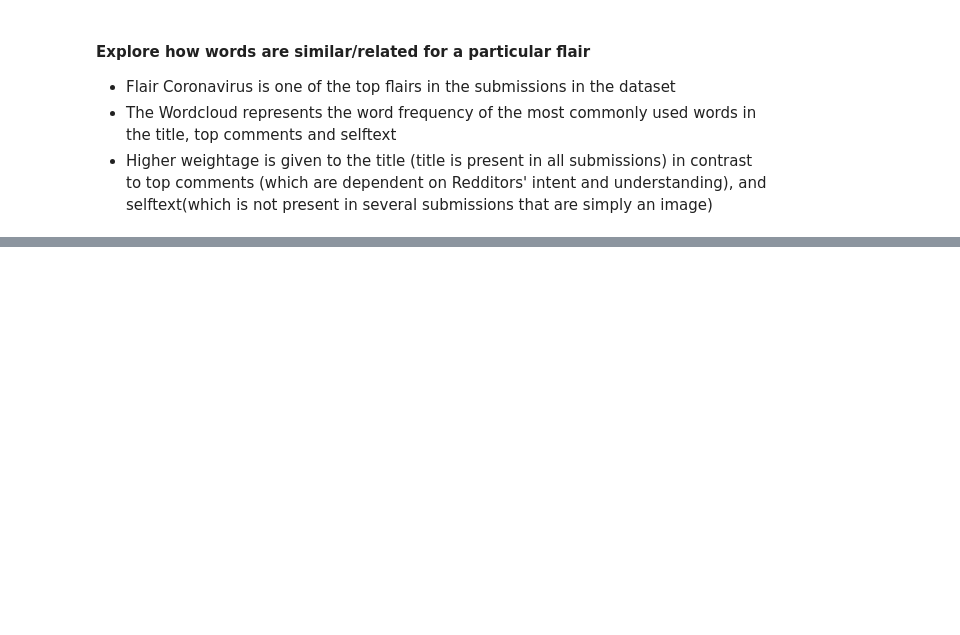
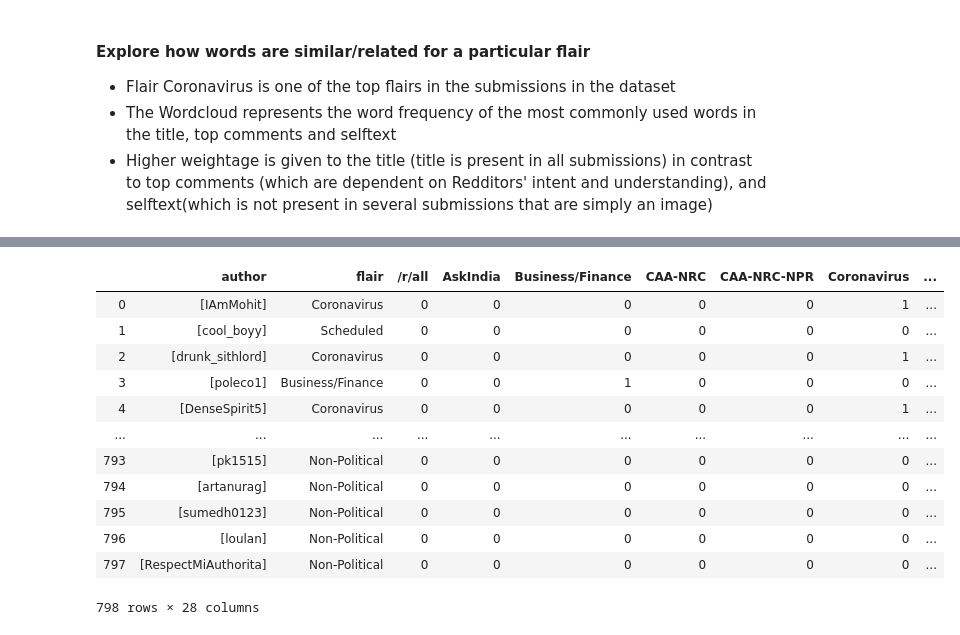
Before and after one commit to vishakha-lall/MIDAS_Hiring_Project, a Jupyter notebook: Part 2 - Exploratory Data Analysis.ipynb, the cells around one changed output, grey strips where cells are left out. Drawn from its saved outputs; the diff is of its cells as text; code cells hidden in the pictures; blank space fills up the shorter version.

```diff
--- a/Part 2 - Exploratory Data Analysis.ipynb
+++ b/Part 2 - Exploratory Data Analysis.ipynb
@@ -236,0 +268,16 @@ author_flair_df.plot.bar(figsize=(10,10))
+# %%
+author_flair_df.assign(**pd.get_dummies(author_flair_df['flair']))
+# %% [output]
+|  | author | flair | /r/all | AskIndia | Business/Finance | CAA-NRC | CAA-NRC-NPR | Coronavirus | ... |
+| 0 | [IAmMohit] | Coronavirus | 0 | 0 | 0 | 0 | 0 | 1 | ... |
+| 1 | [cool_boyy] | Scheduled | 0 | 0 | 0 | 0 | 0 | 0 | ... |
+| 2 | [drunk_sithlord] | Coronavirus | 0 | 0 | 0 | 0 | 0 | 1 | ... |
+| 3 | [poleco1] | Business/Finance | 0 | 0 | 1 | 0 | 0 | 0 | ... |
+| 4 | [DenseSpirit5] | Coronavirus | 0 | 0 | 0 | 0 | 0 | 1 | ... |
+| ... | ... | ... | ... | ... | ... | ... | ... | ... | ... |
+| 793 | [pk1515] | Non-Political | 0 | 0 | 0 | 0 | 0 | 0 | ... |
+| 794 | [artanurag] | Non-Political | 0 | 0 | 0 | 0 | 0 | 0 | ... |
+| 795 | [sumedh0123] | Non-Political | 0 | 0 | 0 | 0 | 0 | 0 | ... |
+| 796 | [loulan] | Non-Political | 0 | 0 | 0 | 0 | 0 | 0 | ... |
+| 797 | [RespectMiAuthorita] | Non-Political | 0 | 0 | 0 | 0 | 0 | 0 | ... |
+798 rows × 28 columns
```
Also changed, not shown: parts of 13 cells of this notebook, 8 other files.
